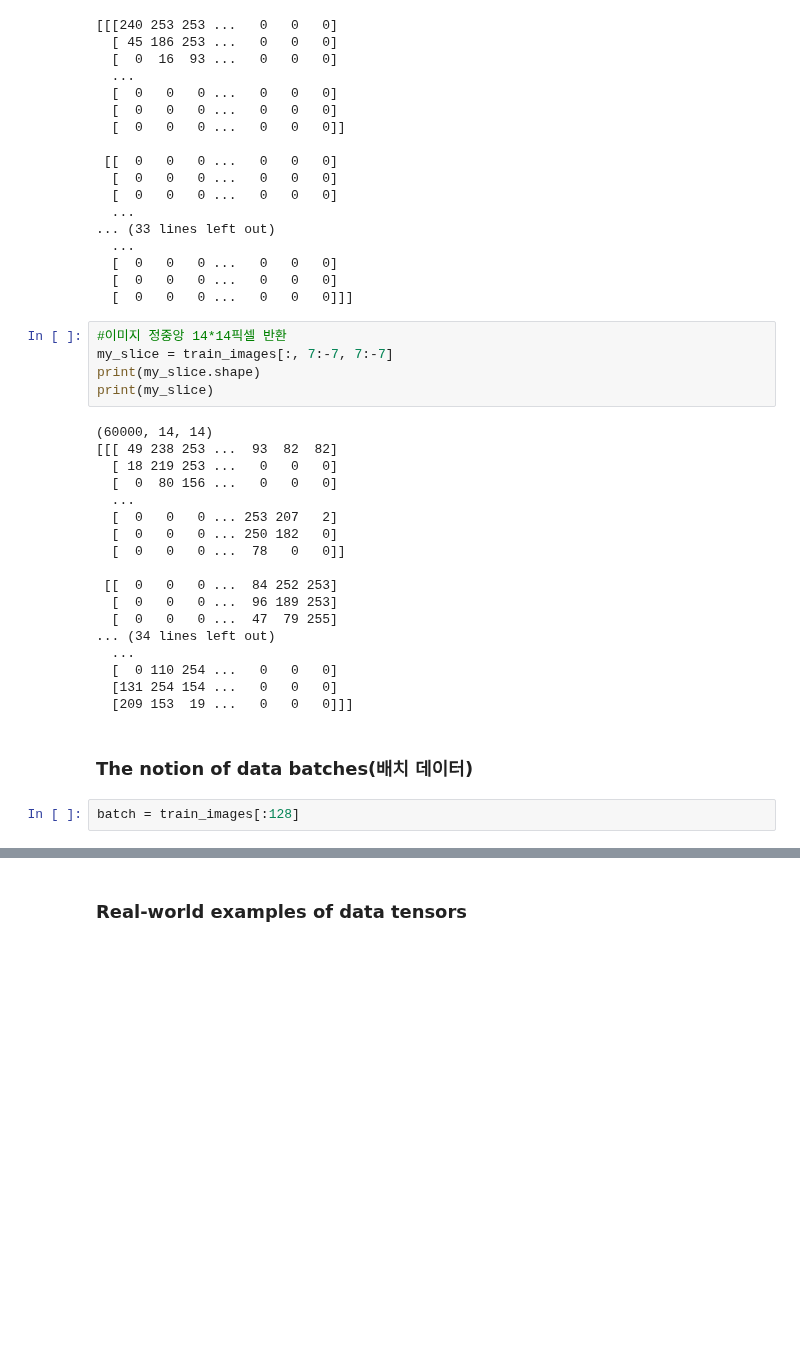
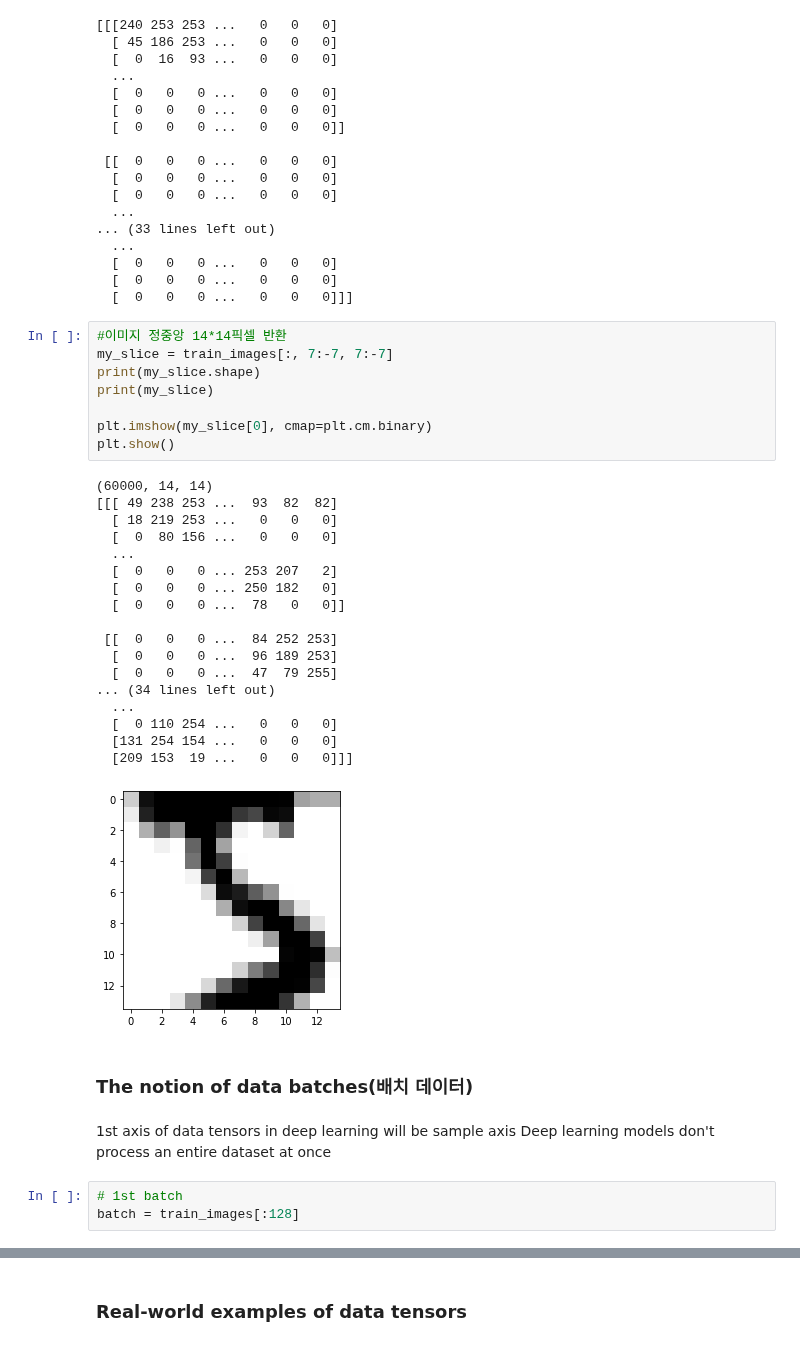
Before and after one commit to alangkim/fchollet, a Jupyter notebook: chapter02_mathematical-building-blocks.ipynb, the cells around one changed output, grey strips where cells are left out. Cells and saved outputs as stored; diff of their text form; blank space fills up the shorter version.

```diff
--- a/chapter02_mathematical-building-blocks.ipynb
+++ b/chapter02_mathematical-building-blocks.ipynb
@@ -463,28 +470,36 @@ print(my_slice)
 # %%
 #이미지 정중앙 14*14픽셀 반환
 my_slice = train_images[:, 7:-7, 7:-7]
 print(my_slice.shape)
 print(my_slice)
+
+plt.imshow(my_slice[0], cmap=plt.cm.binary)
+plt.show()
 # %% [output]
 (60000, 14, 14)
 [[[ 49 238 253 ...  93  82  82]
   [ 18 219 253 ...   0   0   0]
   [  0  80 156 ...   0   0   0]
   ...
   [  0   0   0 ... 253 207   2]
   [  0   0   0 ... 250 182   0]
   [  0   0   0 ...  78   0   0]]
 
  [[  0   0   0 ...  84 252 253]
   [  0   0   0 ...  96 189 253]
   [  0   0   0 ...  47  79 255]
 ... (34 lines left out)
   ...
   [  0 110 254 ...   0   0   0]
   [131 254 154 ...   0   0   0]
   [209 153  19 ...   0   0   0]]]
+[figure, added]
 # %% [markdown]
 ### The notion of data batches(배치 데이터)
-# %%
-batch = train_images[:128]
+# %% [markdown]
+1st axis of data tensors in deep learning will be sample axis
+Deep learning models don't process an entire dataset at once
+# %%
+# 1st batch
+batch = train_images[:128]
 # %%
```
Also changed, not shown: parts of 21 cells of this notebook.
